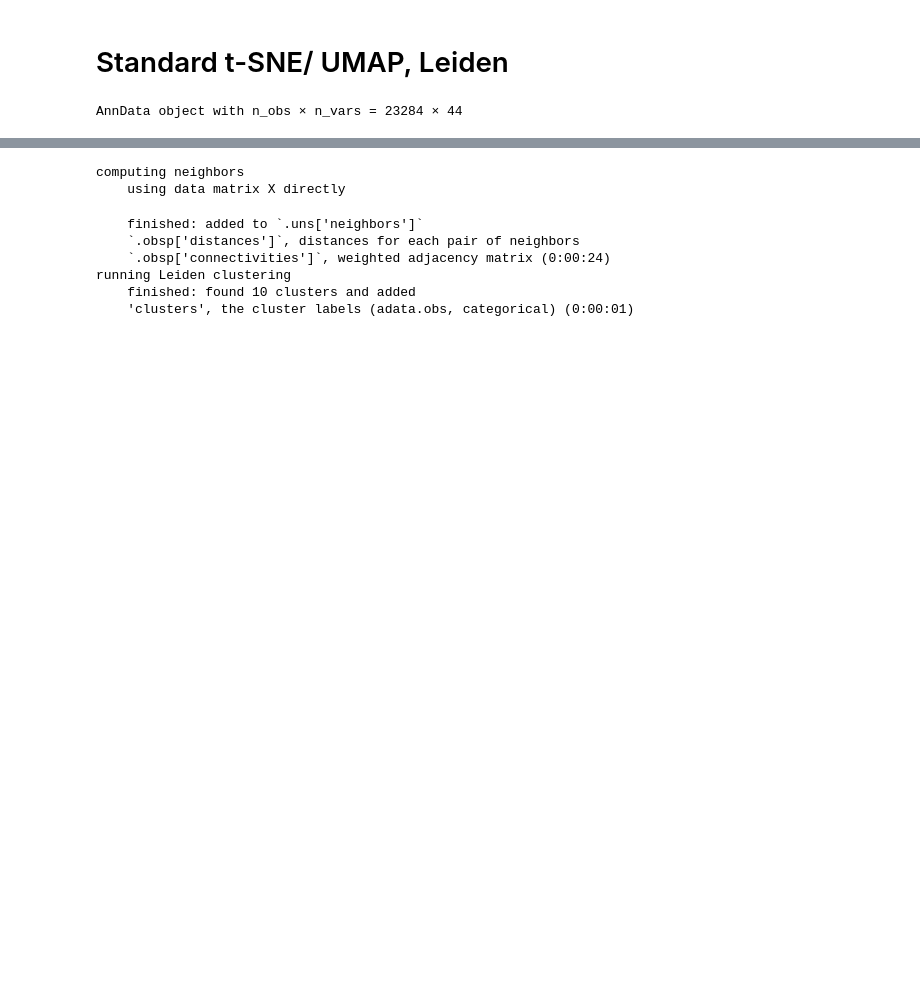
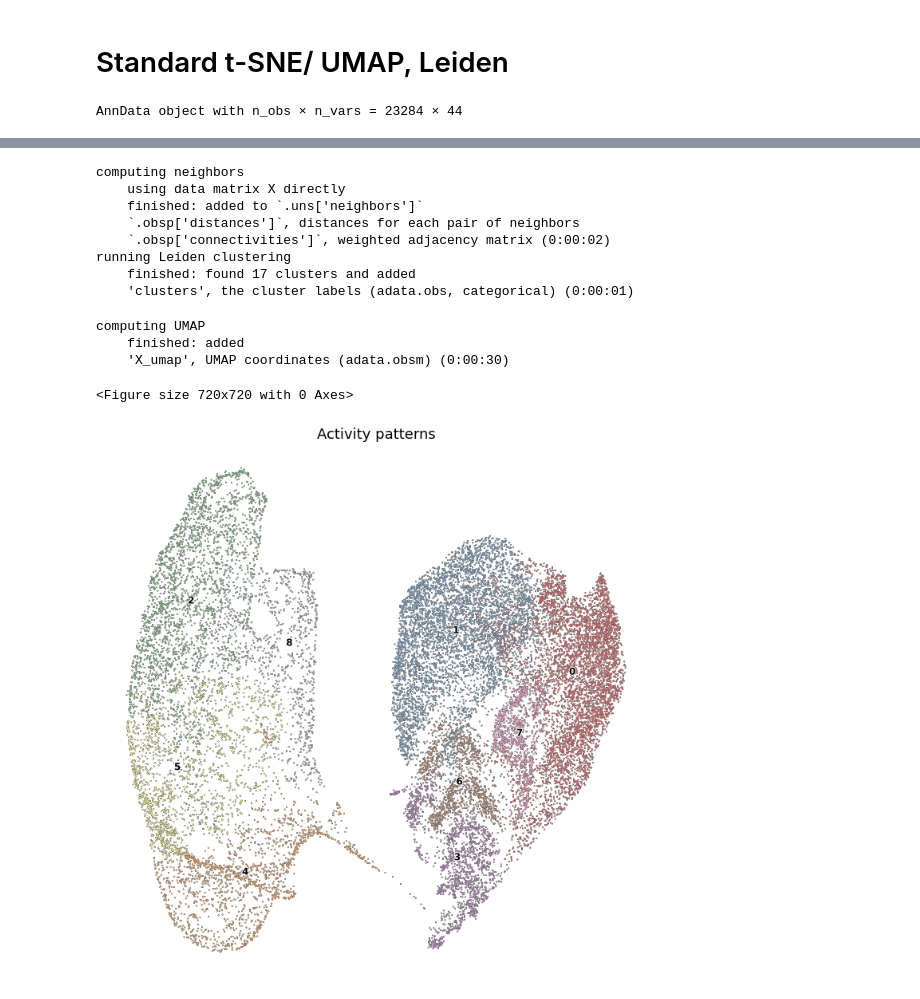
Before and after one commit to eomorozova/modeling_hcos, a Jupyter notebook: HCO_models_analysis_colab.ipynb, the cells around one changed output, grey strips where cells are left out. Saved outputs shown, nothing was run; the diff lists cells and outputs as text; code cells hidden in the pictures; blank space fills up the shorter version.

```diff
--- a/HCO_models_analysis_colab.ipynb
+++ b/HCO_models_analysis_colab.ipynb
@@ -223,9 +403,11 @@ def FiringRate(spiketimes):
 
   for j in range(len(spiketimes)):
     for i in range(len(spiketimes[j])):
-      if (len(spiketimes[j][i])>2):
+      if (len(spiketimes[j][i])>1):
         ISI = np.diff(spiketimes[j][i])
         FR[j,i] = np.median(1/ISI)
+      else:
+        FR[j,i] = 0
 
   return FR
 # %%
@@ -410,15 +601,15 @@ with rc_context({'figure.figsize': (10, 10)}):
 # %%
 #Computing the neighborhood graph and cluster spiking patterns using the Leiden algorithm
 
-sc.pp.neighbors(adata, n_neighbors=10, n_pcs=40)
-#sc.pp.neighbors(method="tsne", perplexity=30)
-sc.tl.leiden(adata, key_added='clusters', resolution=0.1)
+sc.pp.neighbors(adata, n_neighbors=10, n_pcs=10)
+#sc.pp.neighbors(adata, method="umap", n_neighbors=10)
+sc.tl.leiden(adata, key_added='clusters', resolution=0.2)
 # %% [output]
 computing neighbors
     using data matrix X directly
+    finished: added to `.uns['neighbors']`
+    `.obsp['distances']`, distances for each pair of neighbors
+    `.obsp['connectivities']`, weighted adjacency matrix (0:00:02)
+running Leiden clustering
+    finished: found 17 clusters and added
+    'clusters', the cluster labels (adata.obs, categorical) (0:00:01)
-    finished: added to `.uns['neighbors']`
-    `.obsp['distances']`, distances for each pair of neighbors
-    `.obsp['connectivities']`, weighted adjacency matrix (0:00:24)
-running Leiden clustering
-    finished: found 10 clusters and added
-    'clusters', the cluster labels (adata.obs, categorical) (0:00:01)
@@ -425,16 +625,19 @@ running Leiden clustering
 # %%
 # UMAP
 
 #sc.tl.umap(adata,min_dist=0.1,gamma=0.1,init_pos=Z)
 #sc.tl.umap(adata,min_dist=0.5,gamma=0.1,init_pos='paga')
 sc.tl.umap(adata,min_dist=0.5,gamma=0.1)
 
-#with rc_context({'figure.figsize': (10, 10)}):
-#  sc.pl.umap(adata, color='clusters', add_outline=True, legend_loc='on data',
-#               legend_fontsize=12, legend_fontoutline=2,frameon=False,
-#               title='Activity patterns', palette='Set1')
+plt.figure(figsize=(10,10))
 
 with rc_context({'figure.figsize': (10, 10)}):
-  sc.pl.umap(adata, color='clusters', add_outline=False, legend_loc='on data',
-               legend_fontsize=12, legend_fontoutline=2,frameon=False,
-               title='Activity patterns', palette='Set1')
+  sc.pl.umap(adata, color='clusters', add_outline=True, legend_loc='on data',
+                legend_fontsize=12, legend_fontoutline=2,frameon=False,
+                title='Activity patterns', palette='Set1')
+# %% [output]
+computing UMAP
+    finished: added
+    'X_umap', UMAP coordinates (adata.obsm) (0:00:30)
+<Figure size 720x720 with 0 Axes>
+[figure, added]
```
Also changed, not shown: parts of 23 cells of this notebook.
